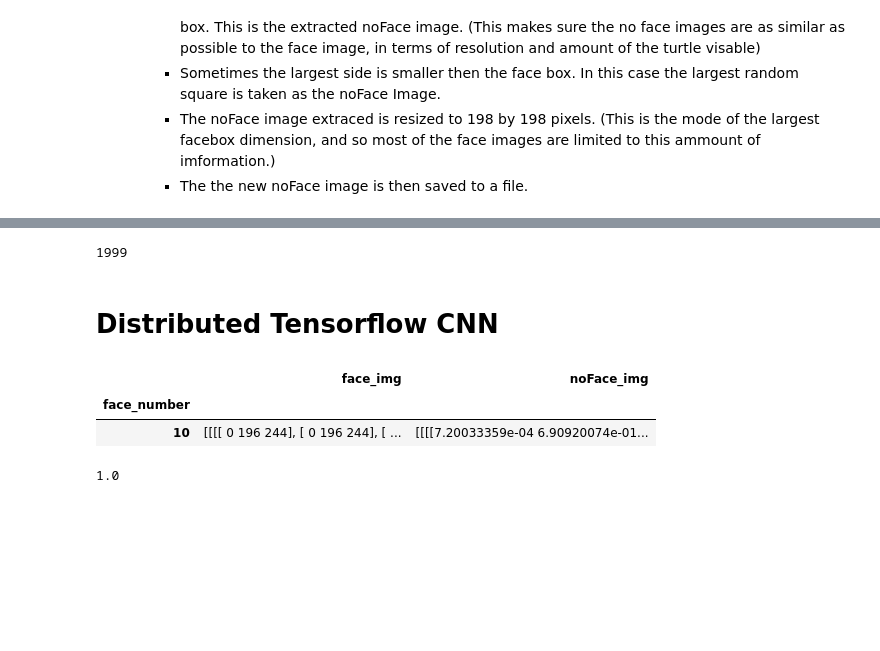
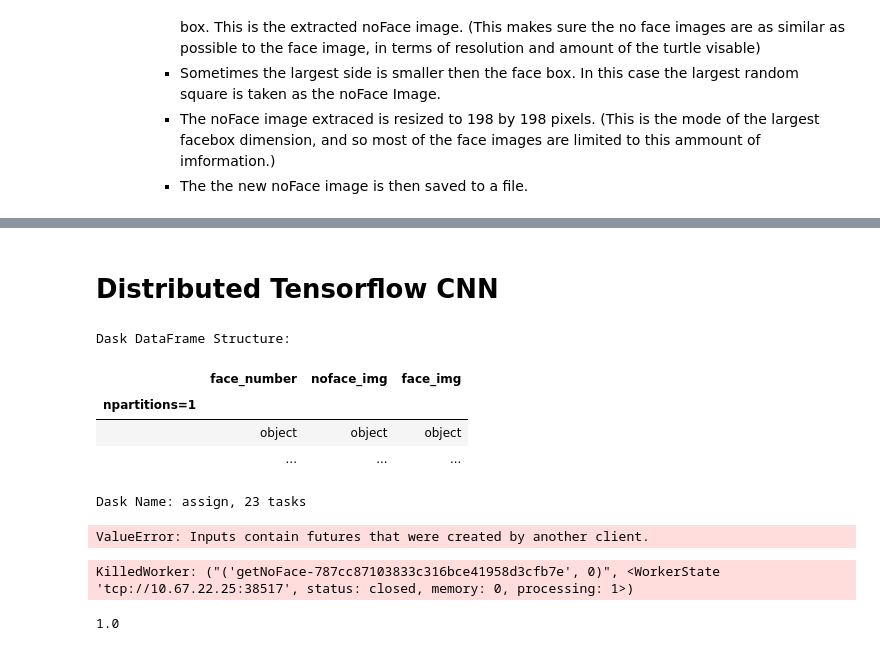
Before and after one commit to DanHarJor/MAPD-B, a Jupyter notebook: dask/notebooks/Daniel_dask_preprocessing.ipynb, the cells around one changed output, grey strips where cells are left out. Cells and saved outputs as stored; diff of their text form; code cells hidden in the pictures; blank space fills up the shorter version.

```diff
--- a/dask/notebooks/Daniel_dask_preprocessing.ipynb
+++ b/dask/notebooks/Daniel_dask_preprocessing.ipynb
@@ -45,4 +29,7 @@ import re
 
 import time
 import timeit
+# %%
+# are you on cloud veneto?
+onCV = True
 # %%
@@ -356,13 +544,17 @@ def getNoFace(partition):
     partition['noFace_img'] = partition.apply(getNoFace2, axis = 1)
     return partition
 
-
+df, meta = loadData()
+df, meta = preamble(df,meta)
+meta['noface_img'] = [np.zeros((198,198,3))]
+nofacedf = df.map_partitions(getNoFace, meta = meta)
 #facedf = facedf.partitions[0:3]
-def noFace(nofacedf, meta):
-    nofacedf = facedf.map_partitions(getNoFace, meta = meta).persist()
-    wait(nofacedf)
-    return nofacedf
-meta['noFace_img'] = [np.zeros((198,198,3))]
-nofacedf = noFace(facedf, meta)
+# def noFace(nofacedf, meta):
+#     nofacedf = facedf.map_partitions(getNoFace, meta = meta).persist()
+#     wait(nofacedf)
+#     return nofacedf
+# meta['noFace_img'] = [np.zeros((198,198,3))]
+# nofacedf = noFace(facedf, meta)
 
 #partitionTest2(noface,nofacedf)
+nofacedf
@@ -369,19 +568,36 @@ nofacedf = noFace(facedf, meta)
-# %%
-len(nofacedf)
-# %% [output]
-1999
 # %% [markdown]
 # Distributed Tensorflow CNN
 # %%
-# extract the usefull information from the datafram
+# extract the usefull information from the dataframs
+
+
+
+# data['face_img'] = facedf['noface_img']
+# data['noface_img'] = nofacedf['noface_img']
+
+# data
+# #data.head()
 drop = ['box_topleft_x','box_topleft_y','box_width','box_height','image_width','image_height','box_bottomright_x','box_bottomright_y','max_box_dim','file_path']
 data = nofacedf.drop(columns=drop)
-data = data.set_index('face_number')
-data.head()
+data['face_img'] = facedf['face_img']
+
+#data = data.set_index('face_number')
+data
 # %% [output]
+Dask DataFrame Structure:
-|  | face_img | noFace_img |
-| face_number |  |  |
-| 10 | [[[[ 0 196 244], [ 0 196 244], [ ... | [[[[7.20033359e-04 6.90920074e-01... |
+|  | face_number | noface_img | face_img |
+| npartitions=1 |  |  |  |
+|  | object | object | object |
+|  | ... | ... | ... |
+Dask Name: assign, 23 tasks
+# %%
+pdf = data.compute()
+# %% [output]
+ValueError: Inputs contain futures that were created by another client.
+# %%
+data = data.set_index('face_number')
+# %% [output]
+KilledWorker: ("('getNoFace-787cc87103833c316bce41958d3cfb7e', 0)", <WorkerState 'tcp://10.67.22.25:38517', status: closed, memory: 0, processing: 1>)
 # %%
 # marcos cnn model
 def build_cnn():
```
Also changed, not shown: parts of 32 cells of this notebook, 3 other files.
